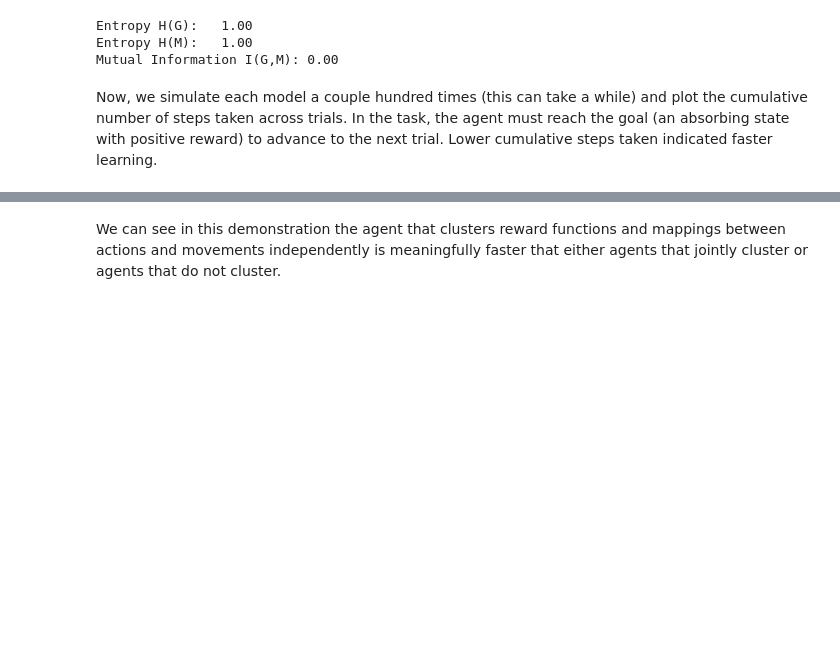
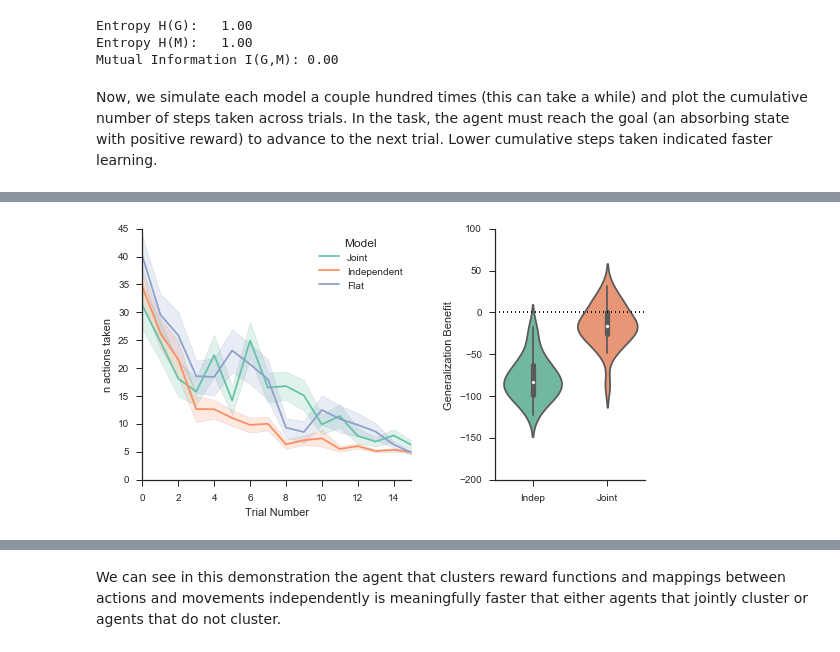
Before and after one commit to nicktfranklin/IndependentClusters, a Jupyter notebook: Demonstration.ipynb, the cells around one changed output, grey strips where cells are left out. Saved outputs shown, nothing was run; the diff lists cells and outputs as text; code cells hidden in the pictures; blank space fills up the shorter version.

```diff
--- a/Demonstration.ipynb
+++ b/Demonstration.ipynb
@@ -115,0 +116,35 @@ plot_results(sim1, figsize=(9, 4.5))
+# %%
+
+import seaborn as sns
+import numpy as np
+import pandas as pd
+import matplotlib.pyplot as plt
+from matplotlib import gridspec
+
+df0 = sim1[sim1['In goal']].groupby(['Model', 'Simulation Number']).sum()
+
+flat = df0.loc['Flat']['n actions taken']
+df1 = pd.DataFrame({
+        'Joint': df0.loc['Joint']['n actions taken']-flat,
+        'Indep': df0.loc['Independent']['n actions taken']-flat
+    })
+
+with sns.axes_style('ticks'):
+    _ = plt.figure(figsize=(9, 4.5))
+    gs = gridspec.GridSpec(1, 2, width_ratios=[1.8, 1], wspace=0.4)
+
+    ax0 = plt.subplot(gs[0])
+    ax1 = plt.subplot(gs[1])
+
+    sns.tsplot(time='Trial Number', value='n actions taken', data=sim1[sim1['In goal']],
+          unit='Simulation Number', condition='Model', estimator=np.mean,
+          color='Set2', ax=ax0)
+
+
+    sns.violinplot(df1, palette='Set2', ax=ax1)
+    ax1.plot(ax1.get_xlim(), [0, 0], 'k:')
+    ax1.set_ylabel('Generalization Benefit')
+    plt.legend()
+    sns.despine()
+# %% [output]
+[figure, added]
```
Also changed, not shown: parts of 5 cells of this notebook, 6 other files.
